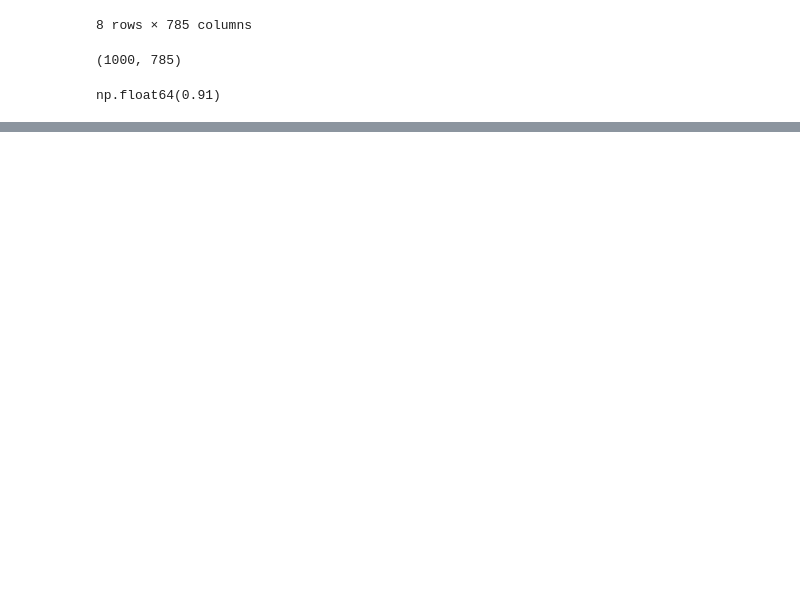
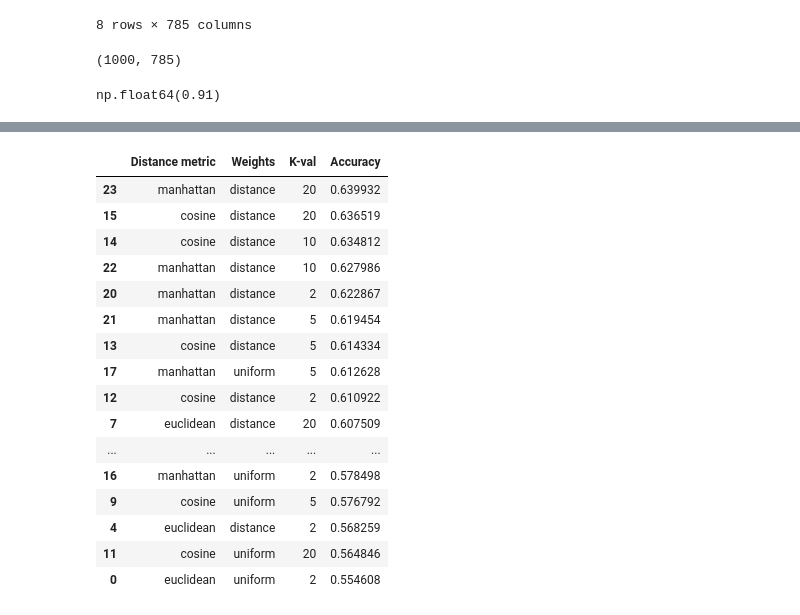
Before and after one commit to GianFor/Data-Science-and-Machine-Learning-lab-PoliTo, a Jupyter notebook: Lab3/lab3.ipynb, the cells around one changed output, grey strips where cells are left out. Saved outputs shown, nothing was run; the diff lists cells and outputs as text; code cells hidden in the pictures; blank space fills up the shorter version.

```diff
--- a/Lab3/lab3.ipynb
+++ b/Lab3/lab3.ipynb
@@ -167,0 +235,59 @@ np.float64(0.91)
+# %%
+X3_train = X3.sample(frac=0.8, random_state=42)
+y3_train = y3.loc[X3_train.index]
+
+X3_test = X3.drop(X3_train.index)
+y3_test = y3.drop(X3_train.index)
+
+X3_test = X3_test.to_numpy()
+y3_test = y3_test.to_numpy()
+
+X3_train = X3_train.to_numpy()
+y3_train = y3_train.to_numpy()
+# %%
+# Validate KNN on MNIST using my own implementation
+
+results = []
+
+for metric in ["euclidean", "cosine", "manhattan"]:
+    for weights in ["uniform", "distance"]:
+        for k in [2, 5, 10, 20]:
+
+            knn = KNearestNeighbors(
+                k=k,
+                distance_metric=metric,
+                weights=weights
+            )
+
+            knn.fit(X3_train, y3_train)
+            y3_pred = knn.predict(X3_test)
+
+            acc = np.count_nonzero(y3_pred == y3_test) / len(y3_test)
+
+            results.append({
+                "Distance metric": metric,
+                "Weights": weights,
+                "K-val": k,
+                "Accuracy": acc
+            })
+
+results_df = pd.DataFrame(results)
+display(results_df.sort_values("Accuracy", ascending=False))
+# %% [output]
+|  | Distance metric | Weights | K-val | Accuracy |
+| 23 | manhattan | distance | 20 | 0.639932 |
+| 15 | cosine | distance | 20 | 0.636519 |
+| 14 | cosine | distance | 10 | 0.634812 |
+| 22 | manhattan | distance | 10 | 0.627986 |
+| 20 | manhattan | distance | 2 | 0.622867 |
+| 21 | manhattan | distance | 5 | 0.619454 |
+| 13 | cosine | distance | 5 | 0.614334 |
+| 17 | manhattan | uniform | 5 | 0.612628 |
+| 12 | cosine | distance | 2 | 0.610922 |
+| 7 | euclidean | distance | 20 | 0.607509 |
+| ... | ... | ... | ... | ... |
+| 16 | manhattan | uniform | 2 | 0.578498 |
+| 9 | cosine | uniform | 5 | 0.576792 |
+| 4 | euclidean | distance | 2 | 0.568259 |
+| 11 | cosine | uniform | 20 | 0.564846 |
+| 0 | euclidean | uniform | 2 | 0.554608 |
```
Also changed, not shown: parts of 8 cells of this notebook, 1 other file.
